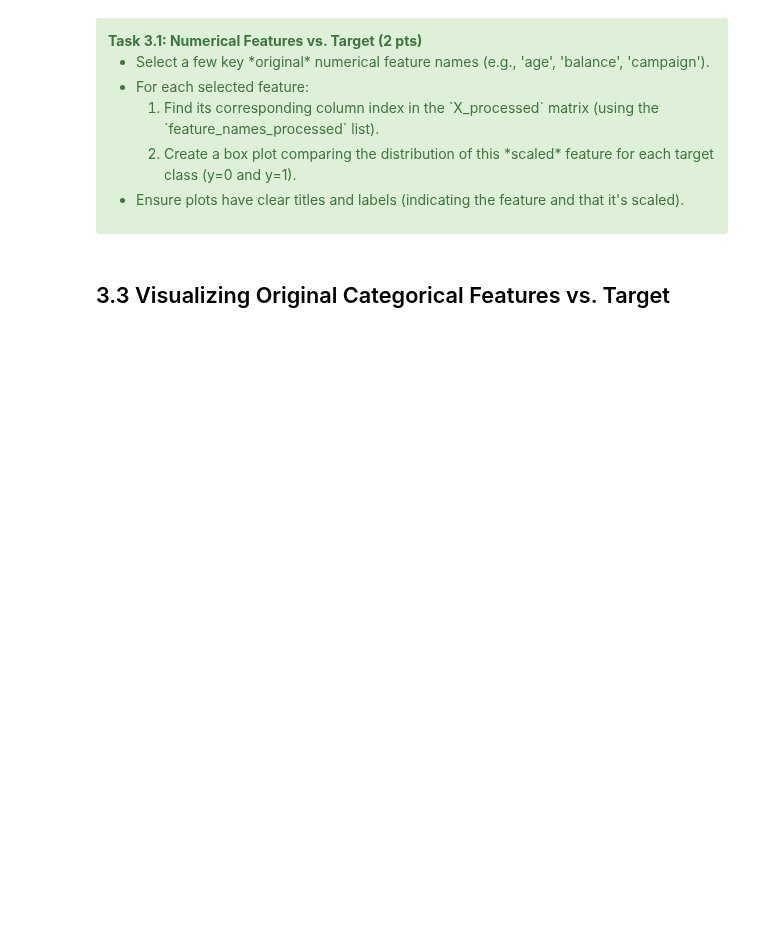
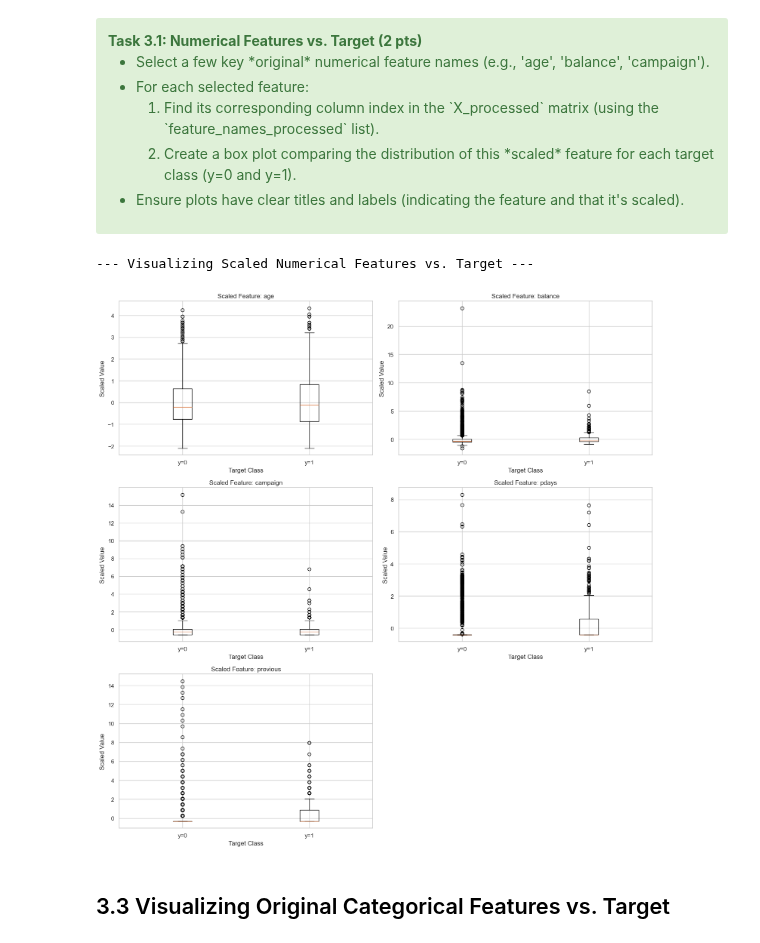
Before and after one commit to anton-seifert/LAMA, a Jupyter notebook: task-1-data-preparation/3_data_visualisation.ipynb, the cells around one changed output. Cells and saved outputs as stored; diff of their text form; code cells hidden in the pictures; blank space fills up the shorter version.

```diff
--- a/task-1-data-preparation/3_data_visualisation.ipynb
+++ b/task-1-data-preparation/3_data_visualisation.ipynb
@@ -176,23 +193,41 @@ A key goal of EDA is to understand which features might help distinguish between
 # %%
 print("\n--- Visualizing Scaled Numerical Features vs. Target ---")
 
 numerical_features_to_plot_vs_target = [
     "age",
     "balance",
     "campaign",
     "pdays",
     "previous",
 ]
 
 plt.figure(figsize=(15, 5 * ((len(numerical_features_to_plot_vs_target) + 1) // 2)))
 
 plot_index = 1
 ### STUDENT CODE HERE (2 pts)
+for feature in numerical_features_to_plot_vs_target:
+    if feature in feature_names_processed:
+        feature_index = feature_names_processed.index(feature)
+
+        plt.subplot((len(numerical_features_to_plot_vs_target) + 1) // 2, 2, plot_index)
+
+        # Use y_processed instead of y
+        feature_values_y0 = X_processed[y_processed == 0, feature_index]
+        feature_values_y1 = X_processed[y_processed == 1, feature_index]
+
+        plt.boxplot([feature_values_y0, feature_values_y1], tick_labels=["y=0", "y=1"])
+        plt.title(f"Scaled Feature: {feature}")
+        plt.xlabel("Target Class")
+        plt.ylabel("Scaled Value")
 
 
+        plot_index += 1
 ### STUDENT CODE until HERE
 plt.tight_layout()
 plt.show()
+# %% [output]
+--- Visualizing Scaled Numerical Features vs. Target ---
+[figure, added]
 # %% [markdown]
 ## 3.3 Visualizing Original Categorical Features vs. Target
 # %% [markdown]
```
Also changed, not shown: parts of 7 cells of this notebook.
